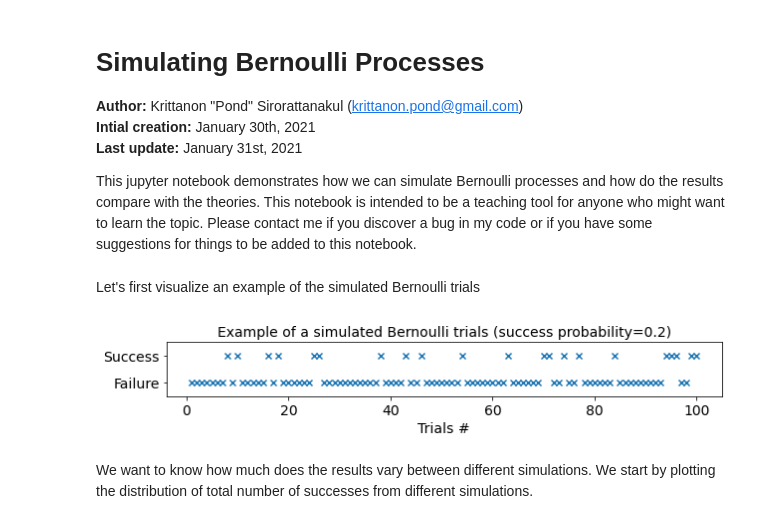
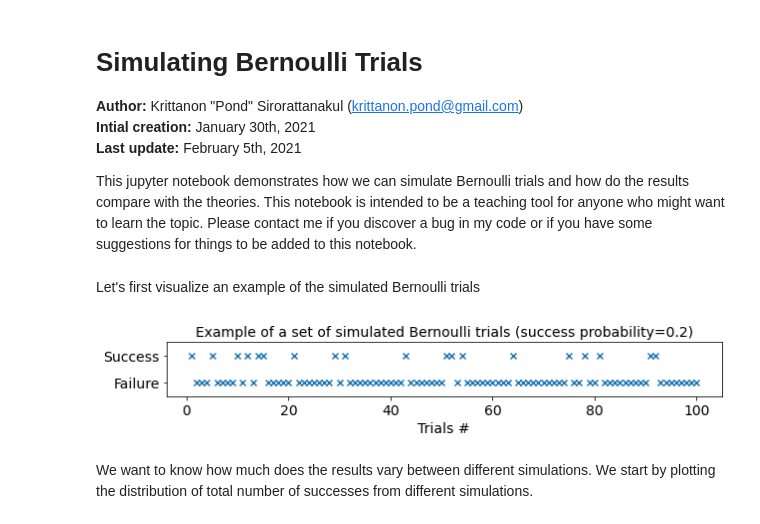
Before and after one commit to seismopond/random_processes, a Jupyter notebook: bernoulli_trials.ipynb, the cells around one changed output. Saved outputs shown, nothing was run; the diff lists cells and outputs as text; code cells hidden in the pictures.

```diff
--- a/bernoulli_trials.ipynb
+++ b/bernoulli_trials.ipynb
@@ -3,10 +3,10 @@
 # %% [markdown]
-# Simulating Bernoulli Processes
+# Simulating Bernoulli Trials
 **Author:** Krittanon "Pond" Sirorattanakul (krittanon.pond@gmail.com) <br>
 **Intial creation:** January 30th, 2021 <br>
-**Last update:** January 31st, 2021
+**Last update:** February 5th, 2021
 
-This jupyter notebook demonstrates how we can simulate Bernoulli processes and how do the results compare with the theories. This notebook is intended to be a teaching tool for anyone who might want to learn the topic. Please contact me if you discover a bug in my code or if you have some suggestions for things to be added to this notebook.
+This jupyter notebook demonstrates how we can simulate Bernoulli trials and how do the results compare with the theories. This notebook is intended to be a teaching tool for anyone who might want to learn the topic. Please contact me if you discover a bug in my code or if you have some suggestions for things to be added to this notebook.
 # %%
 %matplotlib inline
 import numpy as np
@@ -28,15 +28,15 @@ Let's first visualize an example of the simulated Bernoulli trials
 # %%
 # Plot an example of the simulated Bernoulli trials
 plt.figure(figsize=(10,1))
 plt.scatter(np.array(range(n))+1,data[0],marker='x')
 plt.xlabel('Trials #',fontsize=14)
 plt.xticks(fontsize=14)
 plt.yticks([0,1],['Failure','Success'],fontsize=14)
 plt.ylim([-0.5,1.5])
-plt.title('Example of a simulated Bernoulli trials (success probability=' + str(p) + ')',fontsize=14)
+plt.title('Example of a set of simulated Bernoulli trials (success probability=' + str(p) + ')',fontsize=14)
 plt.show()
 # %% [output]
-[figure, old version]
+[figure, new version]
 # %% [markdown]
 We want to know how much does the results vary between different simulations. We start by plotting the distribution of total number of successes from different simulations.
 # %%
```
Also changed, not shown: parts of 7 cells of this notebook.
